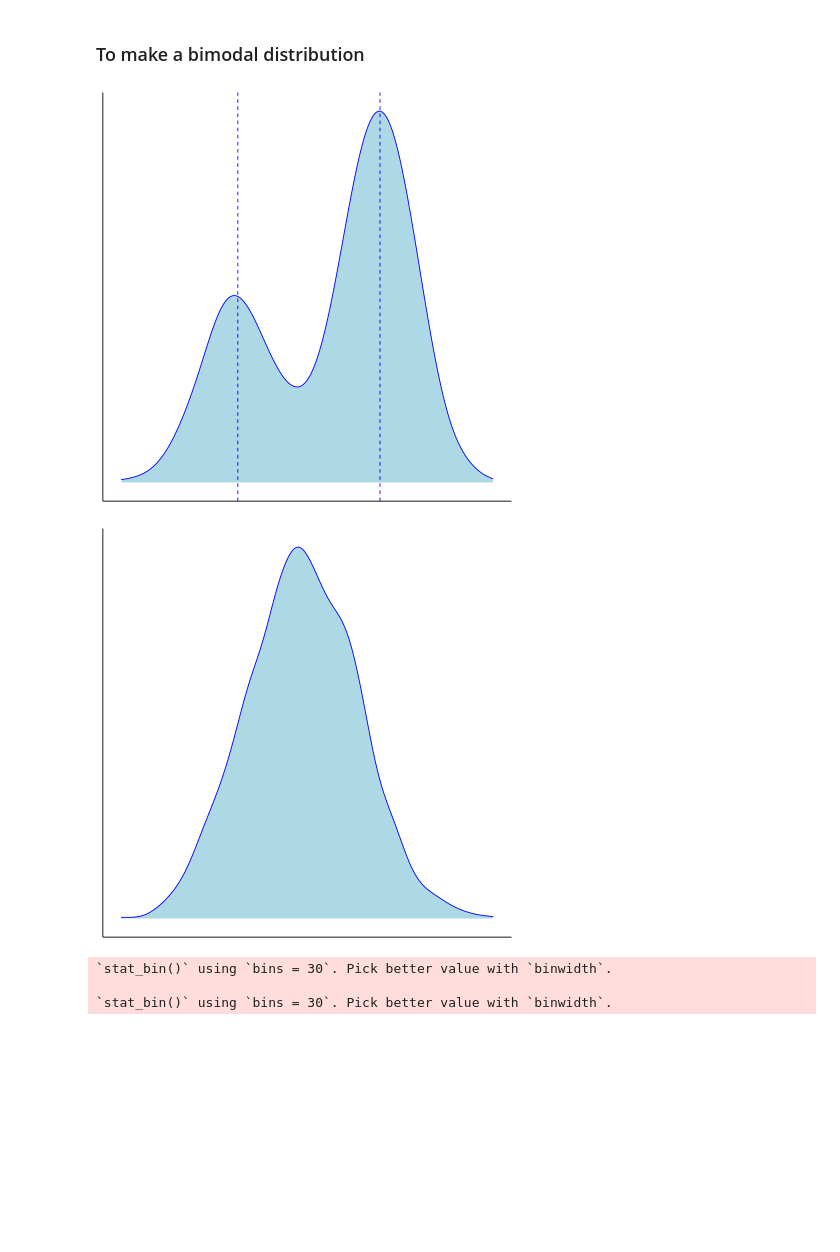
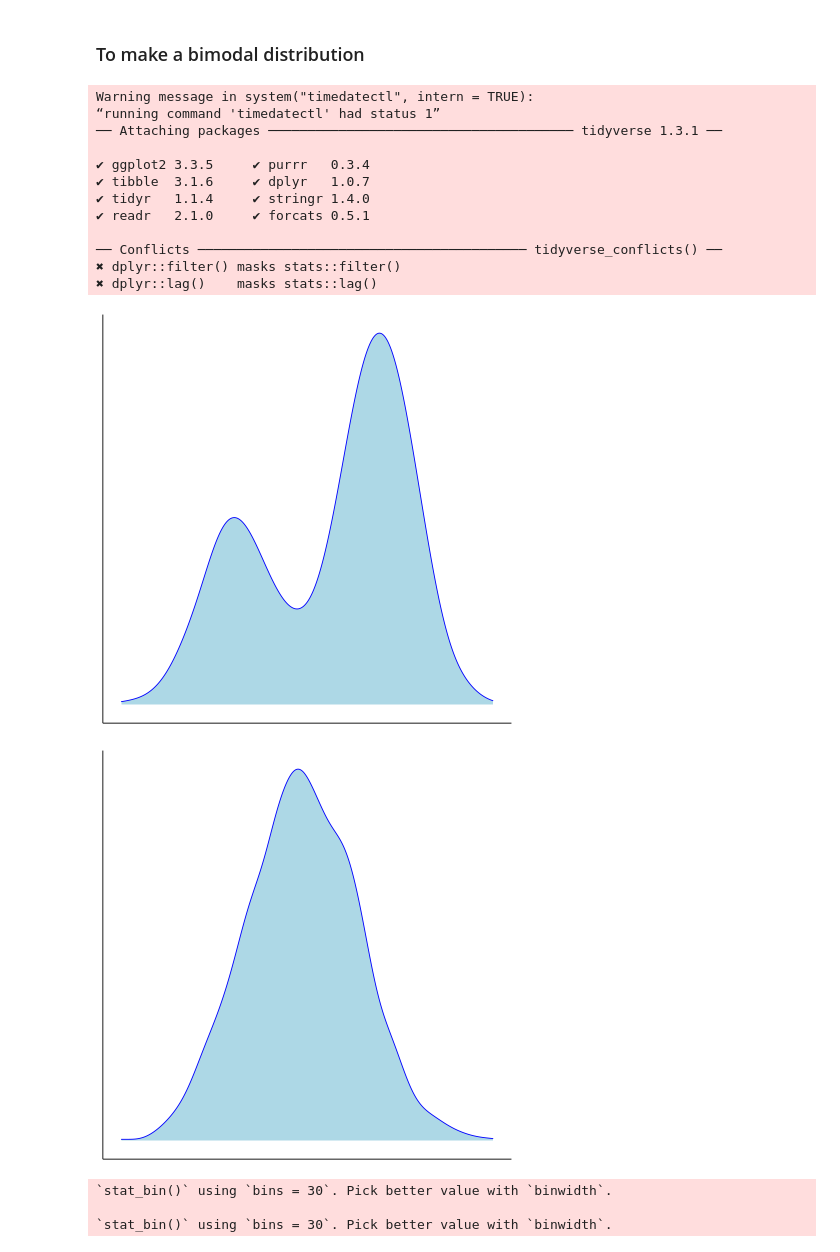
Before and after one commit to bchansen3/mixtures_riskassessment, a Jupyter notebook: plots_rfa.ipynb, the cells around one changed output. Drawn from its saved outputs; the diff is of its cells as text; code cells hidden in the pictures; blank space fills up the shorter version.

```diff
--- a/plots_rfa.ipynb
+++ b/plots_rfa.ipynb
@@ -5,33 +5,43 @@
 # %%
 library(tidyverse)
 library(ggplot2)
 set.seed(4)
 
 par(mfrow=c(2,1))
 
 bimod <- c(rnorm(1000, 0, 1), rnorm(500, -4, 1))
   ggplot(mapping = aes(bimod)) +geom_density(color ="blue",fill ="lightblue")+
-    geom_vline(aes(xintercept=c(-4,0)), color="blue",
-             linetype="dashed")+
       theme_classic()+
       theme(axis.title.x=element_blank(),
         axis.text.x=element_blank(),
         axis.ticks.x=element_blank(),
         axis.title.y=element_blank(),
         axis.text.y=element_blank(),
         axis.ticks.y=element_blank())
 
 onemod <- c(rnorm(1500, 0, 1))
     ggplot(mapping = aes(onemod)) +geom_density(color ="blue",fill ="lightblue")+
       theme_classic()+
       theme(axis.title.x=element_blank(),
         axis.text.x=element_blank(),
         axis.ticks.x=element_blank(),
         axis.title.y=element_blank(),
         axis.text.y=element_blank(),
         axis.ticks.y=element_blank())
 # %% [output]
+Warning message in system("timedatectl", intern = TRUE):
+“running command 'timedatectl' had status 1”
+── Attaching packages ─────────────────────────────────────── tidyverse 1.3.1 ──
+
+✔ ggplot2 3.3.5     ✔ purrr   0.3.4
+✔ tibble  3.1.6     ✔ dplyr   1.0.7
+✔ tidyr   1.1.4     ✔ stringr 1.4.0
+✔ readr   2.1.0     ✔ forcats 0.5.1
+
+── Conflicts ────────────────────────────────────────── tidyverse_conflicts() ──
+✖ dplyr::filter() masks stats::filter()
+✖ dplyr::lag()    masks stats::lag()
-[figure, old version]
+[figure, new version]
 [figure]
 # %%
 par(mfrow=c(2,1))
```
Also changed, not shown: parts of 3 cells of this notebook.
